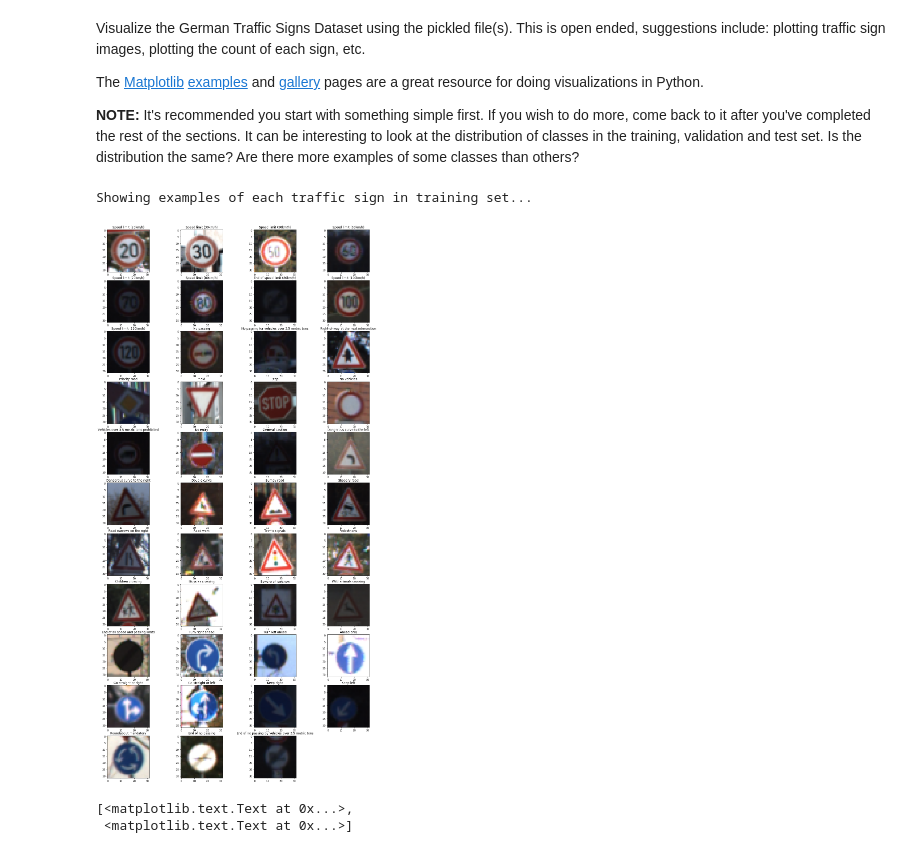
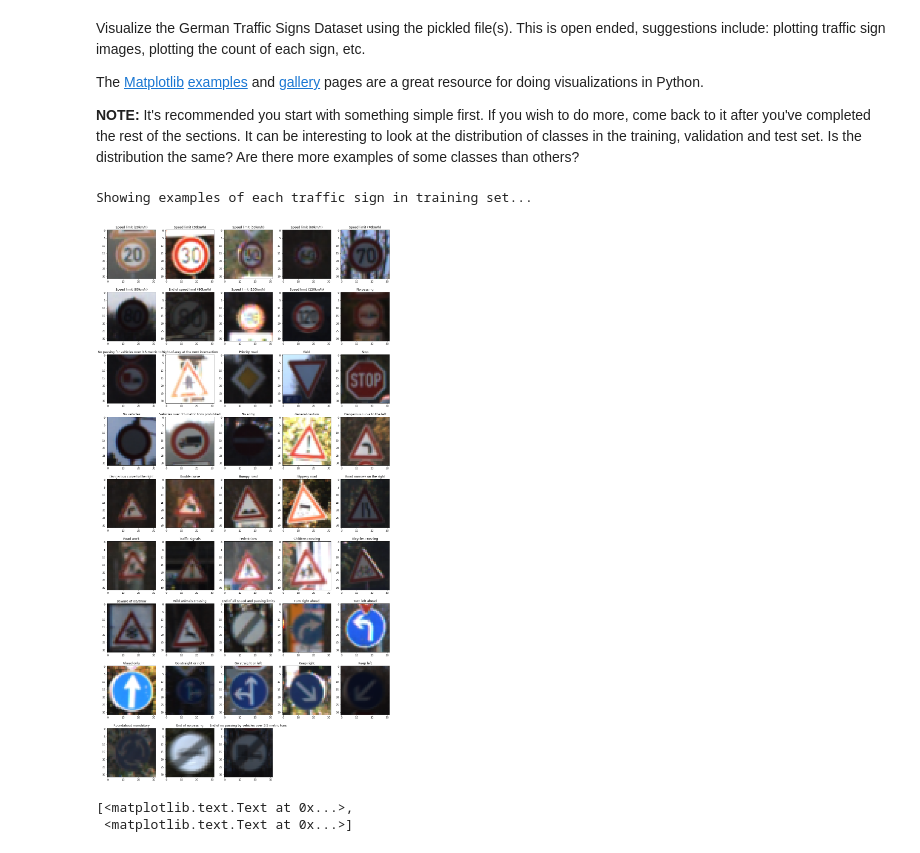
Before and after one commit to KaneRodriguez/CarND-Traffic-Sign-Classifier-Project, a Jupyter notebook: Traffic_Sign_Classifier.ipynb, the cells around one changed output. Cells and saved outputs as stored; diff of their text form; code cells hidden in the pictures.

```diff
--- a/Traffic_Sign_Classifier.ipynb
+++ b/Traffic_Sign_Classifier.ipynb
@@ -134,11 +135,11 @@ fillExploratoryImages(X_test, y_test, 'test')
 # %%
 trainImages = [exploratoryImages['train'][i]["example"] for i in exploratoryImages['train']]
 trainNames  = [trafficSignName(i) for i in exploratoryImages['train']]
 print("Showing examples of each traffic sign in training set...")
-plotImages(images=trainImages, titles=trainNames, columns=4, figsize=(20, 40))
+plotImages(images=trainImages, titles=trainNames, columns=5, figsize=(20, 40))
 # %% [output]
 Showing examples of each traffic sign in training set...
-[figure, old version]
+[figure, new version]
 # %%
 # blank data for bar chart
 barData = np.zeros(shape=(n_classes, 3))
```
Also changed, not shown: parts of 51 cells of this notebook, 21 other files.
